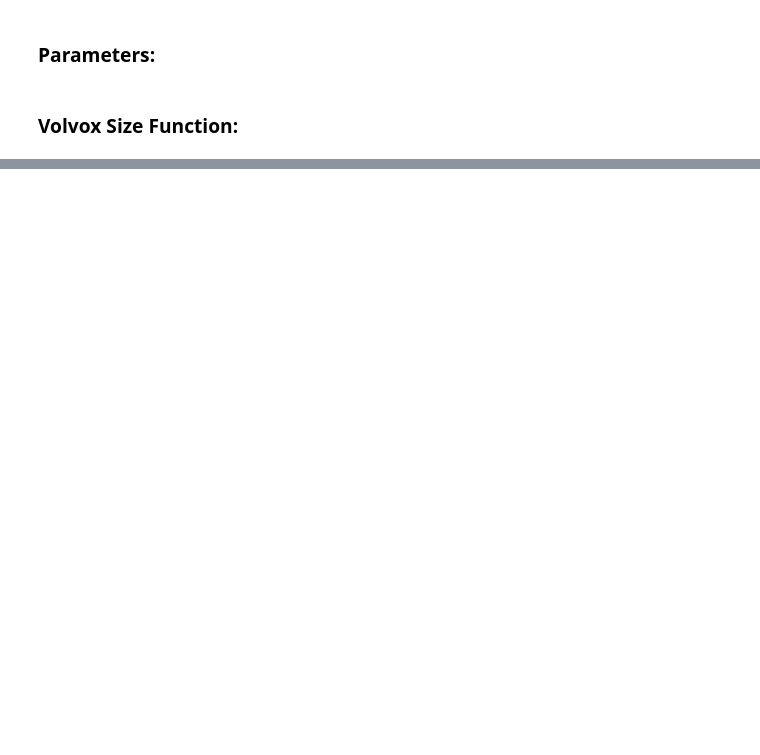
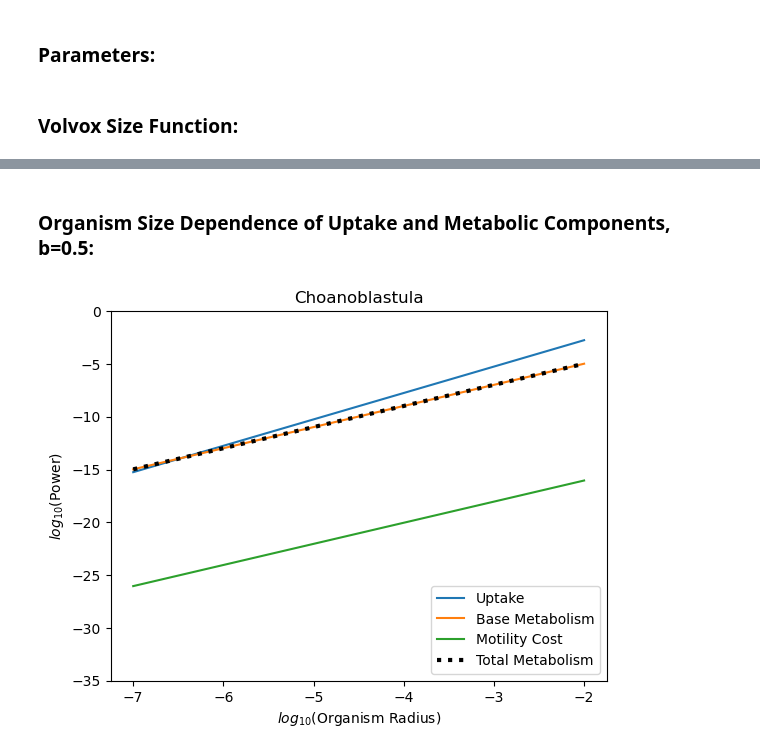
Before and after one commit to wwcrockett/SnowballEarthNotebooks, a Jupyter notebook: Notebook-Choanoblastula-Model.ipynb, the cells around one changed output, grey strips where cells are left out. Saved outputs shown, nothing was run; the diff lists cells and outputs as text; code cells hidden in the pictures; blank space fills up the shorter version.

```diff
--- a/Notebook-Choanoblastula-Model.ipynb
+++ b/Notebook-Choanoblastula-Model.ipynb
@@ -171,0 +267,38 @@ plt.show()
+# %% [markdown]
+### Organism Size Dependence of Uptake and Metabolic Components, b=0.5:
+# %%
+# Variables
+T = 273.15  #Temperature [K]
+a = []
+for i in np.linspace(-7,-2,100):
+    a.append(10**i)
+xx = []
+yy = []
+zz = []
+tt = []
+# Model Equation:
+Cinf = 0.1
+b = 0.5
+for aa in a:
+    X = Cinf*np.pi*beta*eta0**-m *np.exp(-m*A/(T-C))*aa**(2+b)
+    Y = 4*B0*np.exp(Ea*(T-T0)/(K*T*T0))*r*aa**2
+    Z = 6*np.pi*eta0**3 * beta**2* rho *aa**(1+2*b)* np.exp(A*(1-2*m)/(T-C))/epsilon
+    tt.append(Y+Z)
+    xx.append(X)
+    yy.append(Y)
+    zz.append(Z)
+
+plt.plot(np.log10(a),np.log10(xx),label='Uptake')
+plt.plot(np.log10(a),np.log10(yy),label='Base Metabolism')
+plt.plot(np.log10(a),np.log10(zz),label='Motility Cost')
+plt.plot(np.log10(a),np.log10(tt),':k',linewidth='3',label='Total Metabolism')
+plt.title('Choanoblastula')
+plt.xlabel(r'$log_{10}$(Organism Radius)')
+plt.ylabel(r'$log_{10}$(Power)')
+#ticks = plt.yticks()
+plt.yticks(ticks = [-35,-30,-25,-20,-15,-10,-5,0])
+plt.ylim(bottom = -35,top = 0)
+plt.legend(loc = 'lower right')
+plt.show()
+# %% [output]
+[figure, added]
```
Also changed, not shown: parts of 8 cells of this notebook, 2 other files.
